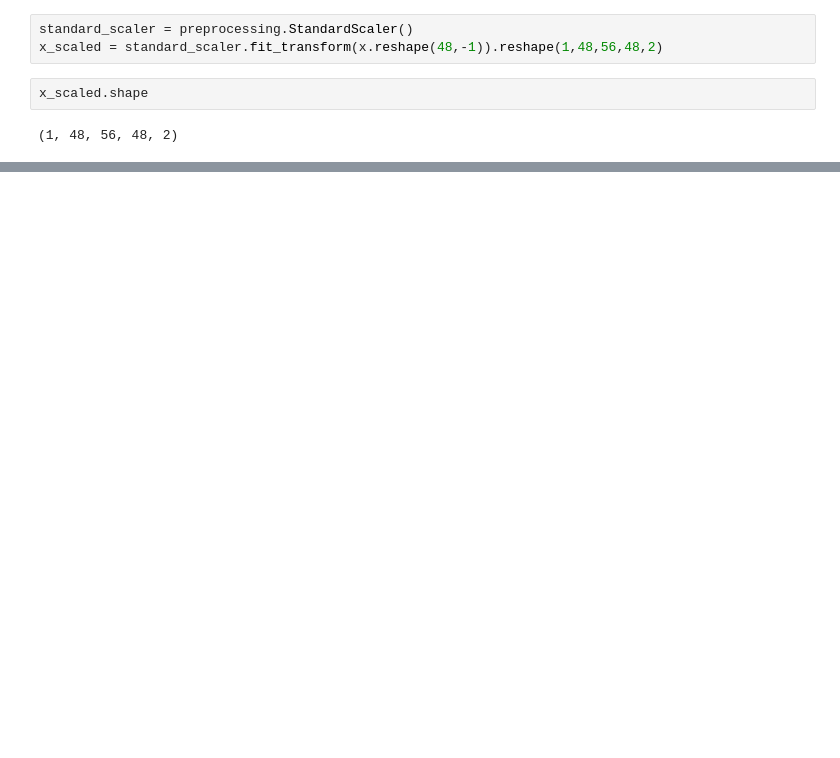
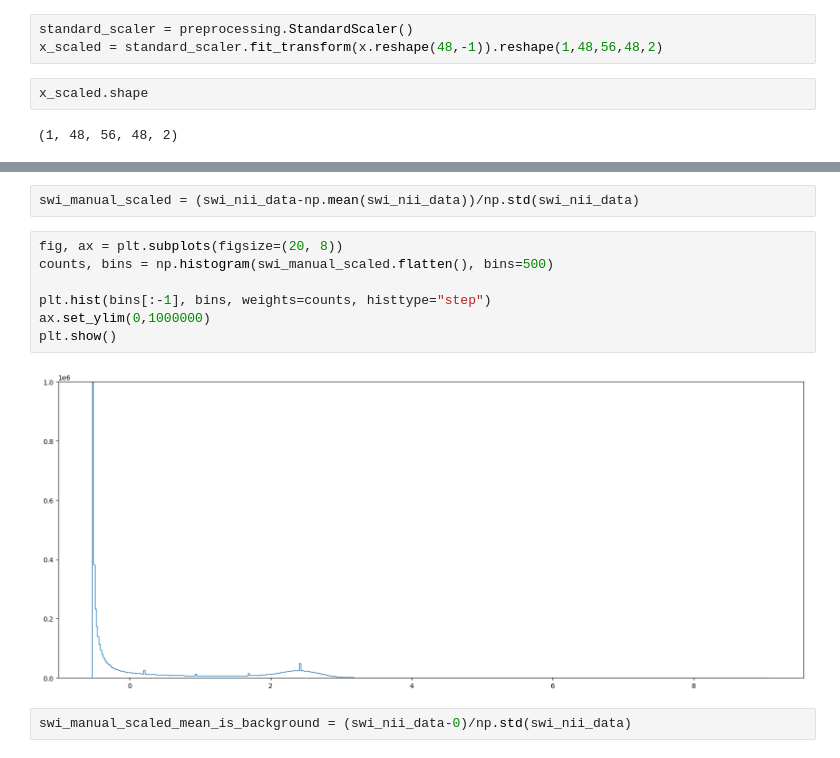
Before and after one commit to drci-foch/ETIS-Image, a Jupyter notebook: algo/preprocessing/SkullStripping.ipynb, the cells around one changed output, grey strips where cells are left out. Saved outputs shown, nothing was run; the diff lists cells and outputs as text; blank space fills up the shorter version.

```diff
--- a/algo/preprocessing/SkullStripping.ipynb
+++ b/algo/preprocessing/SkullStripping.ipynb
@@ -145,0 +163,13 @@ x_scaled.shape
+# %%
+swi_manual_scaled = (swi_nii_data-np.mean(swi_nii_data))/np.std(swi_nii_data)
+# %%
+fig, ax = plt.subplots(figsize=(20, 8))
+counts, bins = np.histogram(swi_manual_scaled.flatten(), bins=500)
+
+plt.hist(bins[:-1], bins, weights=counts, histtype="step")
+ax.set_ylim(0,1000000)
+plt.show()
+# %% [output]
+[figure, added]
+# %%
+swi_manual_scaled_mean_is_background = (swi_nii_data-0)/np.std(swi_nii_data)
```
Also changed, not shown: parts of 21 cells of this notebook.
